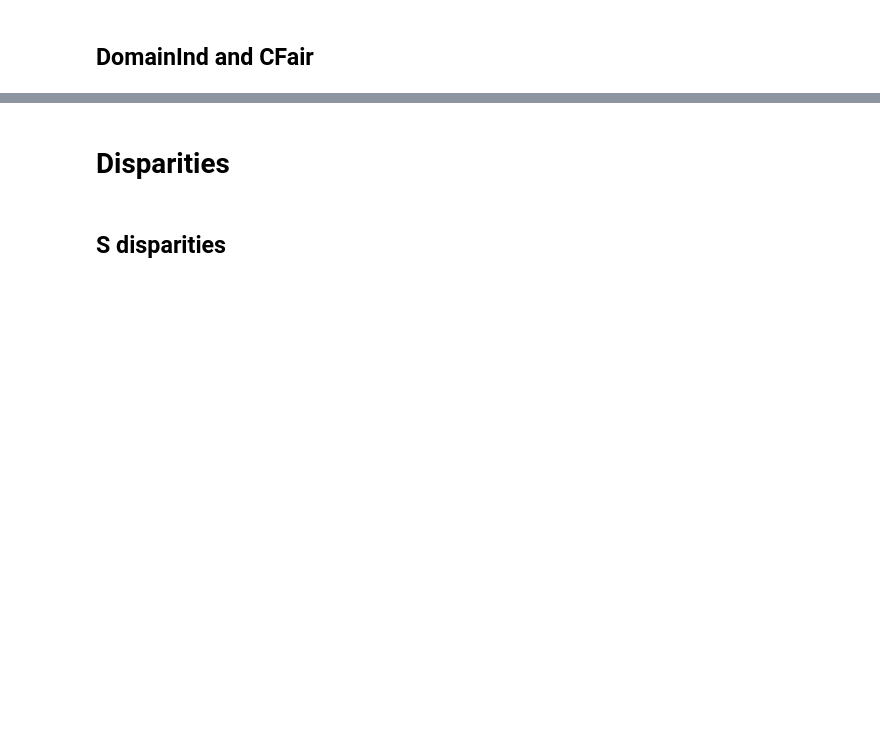
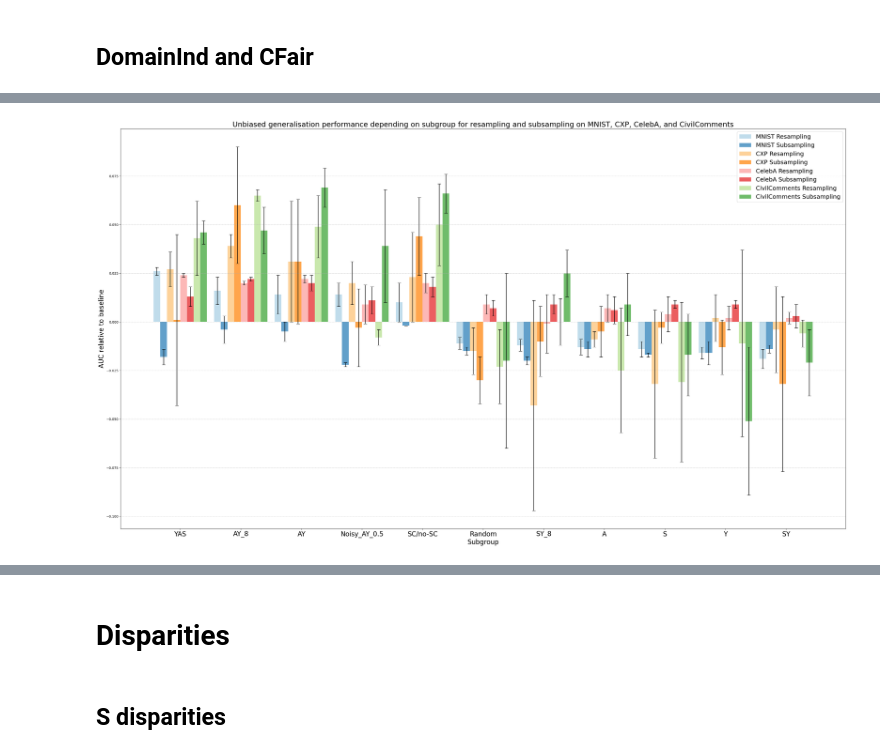
Before and after one commit to anissa218/subgroups_bias_mit, a Jupyter notebook: notebooks/Comparative Analysis.ipynb, the cells around one changed output, grey strips where cells are left out. Saved outputs shown, nothing was run; the diff lists cells and outputs as text; code cells hidden in the pictures; blank space fills up the shorter version.

```diff
--- a/notebooks/Comparative Analysis.ipynb
+++ b/notebooks/Comparative Analysis.ipynb
@@ -195,0 +460,89 @@ plt.show()
+# %%
+# Parse data
+subgroups = mnist_df.index
+mnist_gDRO_aucs, mnist_gDRO_stds = parse_auc_std(mnist_df["Resampling"])
+mnist_resampling_aucs, mnist_resampling_stds = parse_auc_std(mnist_df["Subsampling"])
+cxp_gDRO_aucs, cxp_gDRO_stds = parse_auc_std(cxp_df["Resampling"])
+cxp_resampling_aucs, cxp_resampling_stds = parse_auc_std(cxp_df["Subsampling"])
+celeba_gDRO_aucs, celeba_gDRO_stds = parse_auc_std(celeba_df["Resampling"])
+celeba_resampling_aucs, celeba_resampling_stds = parse_auc_std(celeba_df["Subsampling"])
+civilcomments_gDRO_aucs, civilcomments_gDRO_stds = parse_auc_std(civilcomments_df["Resampling"])
+civilcomments_resampling_aucs, civilcomments_resampling_stds = parse_auc_std(civilcomments_df["Subsampling"])
+
+# Extract baseline AUCs
+mnist_baseline_auc = parse_auc_std(mnist_baseline_df)[0][0]
+cxp_baseline_auc = parse_auc_std(cxp_baseline_df)[0][0]
+celeba_baseline_auc = parse_auc_std(celeba_baseline_df)[0][0]
+civilcomments_baseline_auc = parse_auc_std(civilcomments_baseline_df)[0][0]
+
+mnist_gDRO_aucs = mnist_gDRO_aucs - mnist_baseline_auc
+mnist_resampling_aucs = mnist_resampling_aucs - mnist_baseline_auc
+cxp_gDRO_aucs = cxp_gDRO_aucs - cxp_baseline_auc
+cxp_resampling_aucs = cxp_resampling_aucs - cxp_baseline_auc
+celeba_gDRO_aucs = celeba_gDRO_aucs - celeba_baseline_auc
+celeba_resampling_aucs = celeba_resampling_aucs - celeba_baseline_auc
+civilcomments_gDRO_aucs = civilcomments_gDRO_aucs - civilcomments_baseline_auc
+civilcomments_resampling_aucs = civilcomments_resampling_aucs - civilcomments_baseline_auc
+
+colors = sns.color_palette("Paired")
+
+mnist_gDRO_color = colors[0]
+mnist_resampling_color = colors[1]
+cxp_gDRO_color = colors[6]
+cxp_resampling_color = colors[7]
+celeba_gDRO_color = colors[4]
+celeba_resampling_color = colors[5]
+civilcomments_gDRO_color = colors[2]
+civilcomments_resampling_color = colors[3]
+
+num_bars = 8
+x = np.arange(len(subgroups))  # the label locations
+width = 0.11
+total_width = width*num_bars
+offsets = np.linspace(-total_width / 2 + width / 2, total_width / 2 - width / 2, num_bars)
+
+fig, ax = plt.subplots(figsize=(32, 18))
+ax.bar(
+    x + offsets[0], mnist_gDRO_aucs, width, yerr=mnist_gDRO_stds,
+    label="MNIST Resampling", color=mnist_gDRO_color, alpha=0.7, capsize=5
+)
+ax.bar(
+    x + offsets[1], mnist_resampling_aucs, width, yerr=mnist_resampling_stds,
+    label="MNIST Subsampling", color=mnist_resampling_color, alpha=0.7, capsize=5
+)
+ax.bar(
+    x + offsets[2], cxp_gDRO_aucs, width, yerr=cxp_gDRO_stds,
+    label="CXP Resampling", color=cxp_gDRO_color, alpha=0.7, capsize=5
+)
+ax.bar(
+    x + offsets[3], cxp_resampling_aucs, width, yerr=cxp_resampling_stds,
+    label="CXP Subsampling", color=cxp_resampling_color, alpha=0.7, capsize=5
+)
+ax.bar(
+    x + offsets[4], celeba_gDRO_aucs, width, yerr=celeba_gDRO_stds,
+    label="CelebA Resampling", color=celeba_gDRO_color, alpha=0.7, capsize=5
+)
+ax.bar(
+    x + offsets[5], celeba_resampling_aucs, width, yerr=celeba_resampling_stds,
+    label="CelebA Subsampling", color=celeba_resampling_color, alpha=0.7, capsize=5
+)
+ax.bar(
+    x + offsets[6], civilcomments_gDRO_aucs, width, yerr=civilcomments_gDRO_stds,
+    label="CivilComments Resampling", color=civilcomments_gDRO_color, alpha=0.7, capsize=5
+)
+ax.bar(
+    x + offsets[7], civilcomments_resampling_aucs, width, yerr=civilcomments_resampling_stds,
+    label="CivilComments Subsampling", color=civilcomments_resampling_color, alpha=0.7, capsize=5
+)
+
+ax.set_xlabel("Subgroup", fontsize=20)
+ax.set_ylabel("AUC relative to baseline", fontsize=20)
+ax.set_xticks(x)
+ax.set_xticklabels(subgroups, rotation=0, fontsize=20)
+ax.legend(fontsize=18)
+ax.grid(axis="y", linestyle="--", alpha=0.7)
+plt.tight_layout()
+plt.title('Unbiased generalisation performance depending on subgroup for resampling and subsampling on MNIST, CXP, CelebA, and CivilComments', fontsize=22)
+plt.show()
+# %% [output]
+[figure, added]
```
Also changed, not shown: parts of 17 cells of this notebook, 27 other files.
